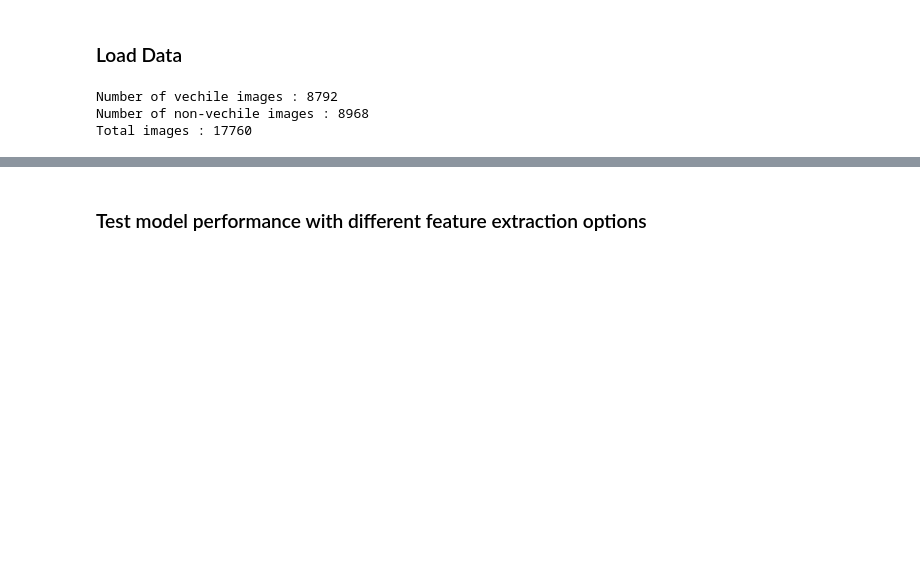
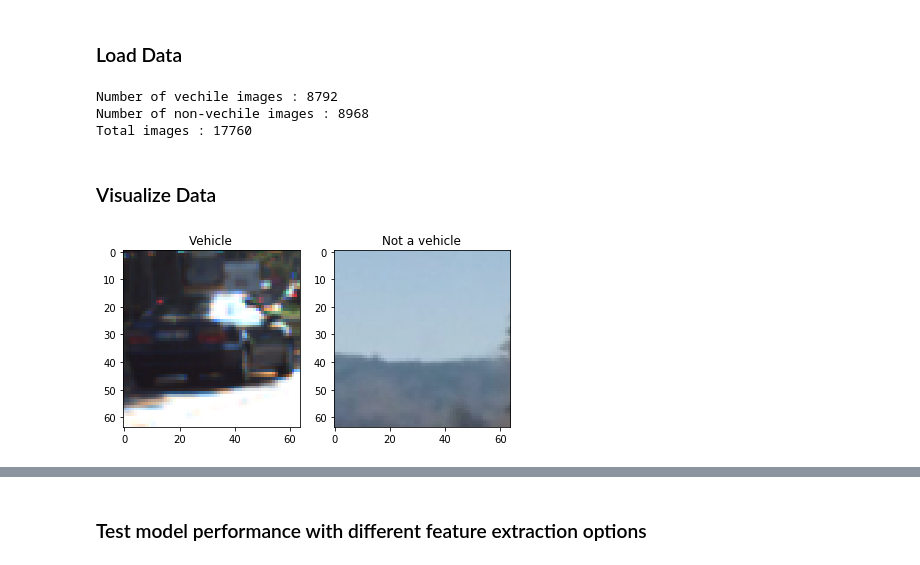
Before and after one commit to rajeshb/SelfDrivingCar, a Jupyter notebook: T1P5-Vehicle-Tracking/P5 - Vehicle Detection - Features Extraction & Training Model.ipynb, the cells around one changed output, grey strips where cells are left out. Drawn from its saved outputs; the diff is of its cells as text; code cells hidden in the pictures; blank space fills up the shorter version.

```diff
--- a/T1P5-Vehicle-Tracking/P5 - Vehicle Detection - Features Extraction & Training Model.ipynb
+++ b/T1P5-Vehicle-Tracking/P5 - Vehicle Detection - Features Extraction & Training Model.ipynb
@@ -78,9 +68,36 @@ def test_features_performance(images, labels, color_space='RGB',
     print("Score: {0:.4f}".format(score))
 # %% [markdown]
 ### Load Data
-# %%
-images, labels = load_data()
-# %% [output]
-Number of vechile images : 8792
-Number of non-vechile images : 8968
-Total images : 17760
+# %%
+vehicle_images = glob.glob("./data/vehicles/**/*.png")
+non_vehicle_images = glob.glob("./data/non-vehicles/**/*.png")
+
+images = np.hstack((vehicle_images, non_vehicle_images))
+labels = np.hstack((np.ones(len(vehicle_images)), np.zeros(len(non_vehicle_images))))
+print("Number of vechile images : {}".format(len(vehicle_images)))
+print("Number of non-vechile images : {}".format(len(non_vehicle_images)))
+print("Total images : {}".format(len(images)))
+# %% [output]
+Number of vechile images : 8792
+Number of non-vechile images : 8968
+Total images : 17760
+# %% [markdown]
+### Visualize Data
+# %%
+import matplotlib.pyplot as plt
+import matplotlib.image as mpimg
+
+vehicle_sample = mpimg.imread(vehicle_images[np.random.randint(0, len(vehicle_images) - 1)])
+non_vehicle_sample = mpimg.imread(non_vehicle_images[np.random.randint(0, len(non_vehicle_images) - 1)])
+fig = plt.figure()
+plt.subplot(1,2,1)
+plt.imshow(vehicle_sample)
+plt.title("Vehicle")
+plt.subplot(1,2,2)
+plt.imshow(non_vehicle_sample)
+plt.title("Not a vehicle")
+plt.tight_layout()
+fig.savefig("./output/car_not_car.png")
+plt.show()
+# %% [output]
+[figure, added]
```
Also changed, not shown: parts of 20 cells of this notebook, 1 other file.
